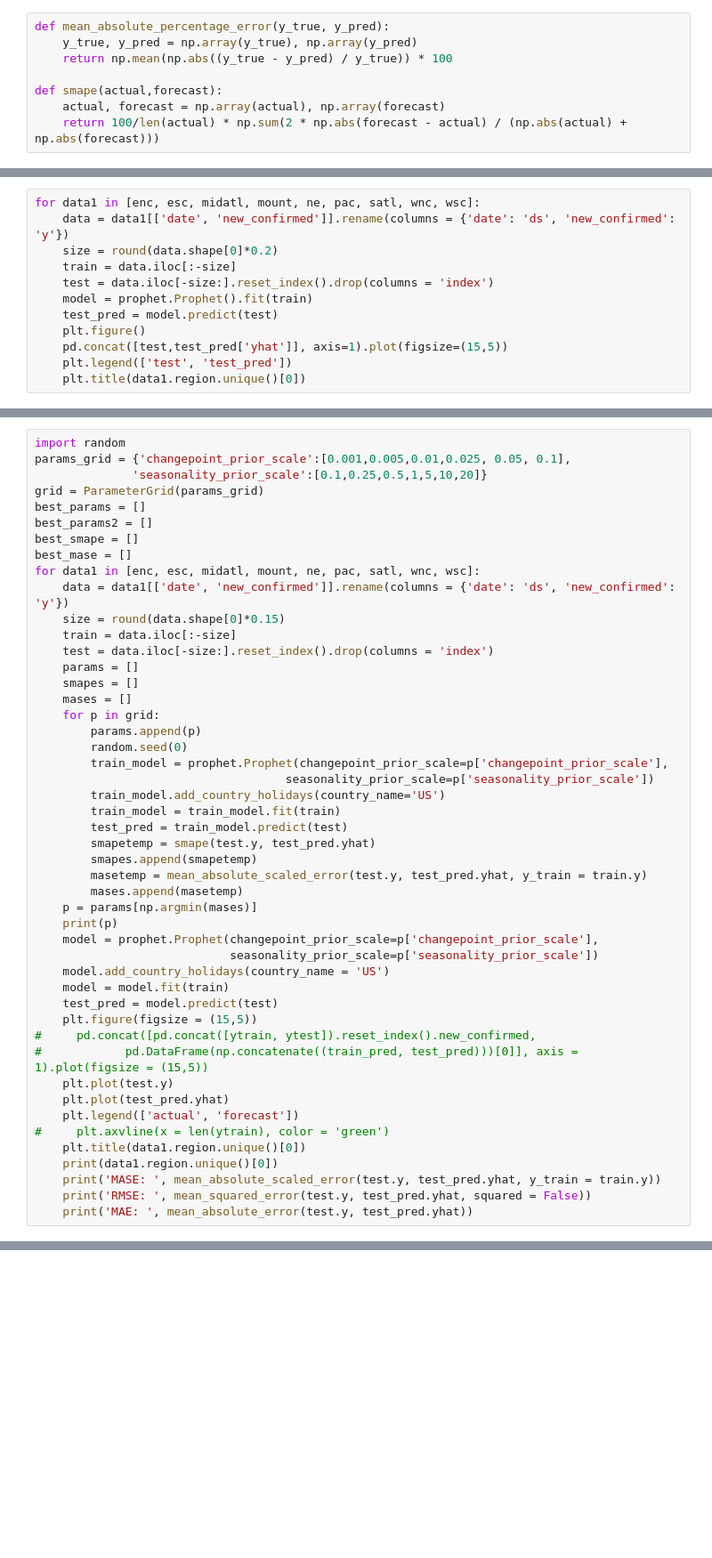
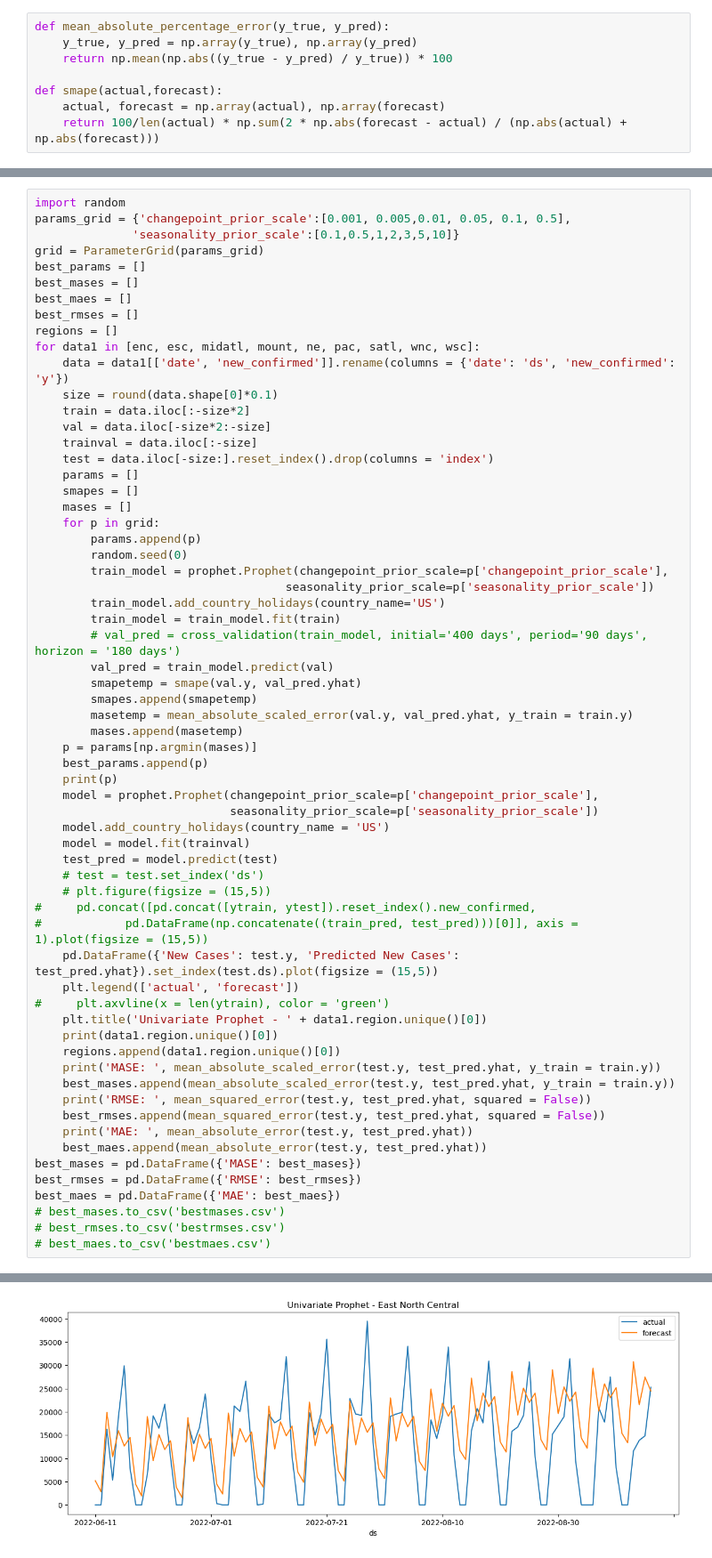
Before and after one commit to benmagevney/Stat390-Project, a Jupyter notebook: model_building_ryan/univariate_prophet.ipynb, the cells around one changed output, grey strips where cells are left out. Shown at 89% size. Saved outputs shown, nothing was run; the diff lists cells and outputs as text; blank space fills up the shorter version.

```diff
--- a/model_building_ryan/univariate_prophet.ipynb
+++ b/model_building_ryan/univariate_prophet.ipynb
@@ -91,12 +38,0 @@ pd.concat([test,test_pred['yhat']], axis=1)
-# %%
-for data1 in [enc, esc, midatl, mount, ne, pac, satl, wnc, wsc]:
-    data = data1[['date', 'new_confirmed']].rename(columns = {'date': 'ds', 'new_confirmed': 'y'})
-    size = round(data.shape[0]*0.2)
-    train = data.iloc[:-size]
-    test = data.iloc[-size:].reset_index().drop(columns = 'index')
-    model = prophet.Prophet().fit(train)
-    test_pred = model.predict(test)
-    plt.figure()
-    pd.concat([test,test_pred['yhat']], axis=1).plot(figsize=(15,5))
-    plt.legend(['test', 'test_pred'])
-    plt.title(data1.region.unique()[0])
@@ -155,16 +39,19 @@ train
 # %%
 import random
-params_grid = {'changepoint_prior_scale':[0.001,0.005,0.01,0.025, 0.05, 0.1],
-              'seasonality_prior_scale':[0.1,0.25,0.5,1,5,10,20]}
+params_grid = {'changepoint_prior_scale':[0.001, 0.005,0.01, 0.05, 0.1, 0.5],
+              'seasonality_prior_scale':[0.1,0.5,1,2,3,5,10]}
 grid = ParameterGrid(params_grid)
 best_params = []
-best_params2 = []
-best_smape = []
-best_mase = []
+best_mases = []
+best_maes = []
+best_rmses = []
+regions = []
 for data1 in [enc, esc, midatl, mount, ne, pac, satl, wnc, wsc]:
     data = data1[['date', 'new_confirmed']].rename(columns = {'date': 'ds', 'new_confirmed': 'y'})
-    size = round(data.shape[0]*0.15)
-    train = data.iloc[:-size]
+    size = round(data.shape[0]*0.1)
+    train = data.iloc[:-size*2]
+    val = data.iloc[-size*2:-size]
+    trainval = data.iloc[:-size]
     test = data.iloc[-size:].reset_index().drop(columns = 'index')
     params = []
     smapes = []
@@ -176,28 +63,40 @@ for data1 in [enc, esc, midatl, mount, ne, pac, satl, wnc, wsc]:
                                     seasonality_prior_scale=p['seasonality_prior_scale'])
         train_model.add_country_holidays(country_name='US')
         train_model = train_model.fit(train)
-        test_pred = train_model.predict(test)
-        smapetemp = smape(test.y, test_pred.yhat)
+        # val_pred = cross_validation(train_model, initial='400 days', period='90 days', horizon = '180 days')
+        val_pred = train_model.predict(val)
+        smapetemp = smape(val.y, val_pred.yhat)
         smapes.append(smapetemp)
-        masetemp = mean_absolute_scaled_error(test.y, test_pred.yhat, y_train = train.y)
+        masetemp = mean_absolute_scaled_error(val.y, val_pred.yhat, y_train = train.y)
         mases.append(masetemp)
     p = params[np.argmin(mases)]
+    best_params.append(p)
     print(p)
     model = prophet.Prophet(changepoint_prior_scale=p['changepoint_prior_scale'],
                             seasonality_prior_scale=p['seasonality_prior_scale'])
     model.add_country_holidays(country_name = 'US')
-    model = model.fit(train)
+    model = model.fit(trainval)
     test_pred = model.predict(test)
-    plt.figure(figsize = (15,5))
+    # test = test.set_index('ds')
+    # plt.figure(figsize = (15,5))
 #     pd.concat([pd.concat([ytrain, ytest]).reset_index().new_confirmed,
 #            pd.DataFrame(np.concatenate((train_pred, test_pred)))[0]], axis = 1).plot(figsize = (15,5))
-    plt.plot(test.y)
-    plt.plot(test_pred.yhat)
+    pd.DataFrame({'New Cases': test.y, 'Predicted New Cases': test_pred.yhat}).set_index(test.ds).plot(figsize = (15,5))
     plt.legend(['actual', 'forecast'])
 #     plt.axvline(x = len(ytrain), color = 'green')
-    plt.title(data1.region.unique()[0])
+    plt.title('Univariate Prophet - ' + data1.region.unique()[0])
     print(data1.region.unique()[0])
+    regions.append(data1.region.unique()[0])
     print('MASE: ', mean_absolute_scaled_error(test.y, test_pred.yhat, y_train = train.y))
+    best_mases.append(mean_absolute_scaled_error(test.y, test_pred.yhat, y_train = train.y))
     print('RMSE: ', mean_squared_error(test.y, test_pred.yhat, squared = False))
+    best_rmses.append(mean_squared_error(test.y, test_pred.yhat, squared = False))
     print('MAE: ', mean_absolute_error(test.y, test_pred.yhat))
+    best_maes.append(mean_absolute_error(test.y, test_pred.yhat))
+best_mases = pd.DataFrame({'MASE': best_mases})
+best_rmses = pd.DataFrame({'RMSE': best_rmses})
+best_maes = pd.DataFrame({'MAE': best_maes})
+# best_mases.to_csv('bestmases.csv')
+# best_rmses.to_csv('bestrmses.csv')
+# best_maes.to_csv('bestmaes.csv')
 # %% [output]
@@ -336,0 +120 @@ MAE:  13137.564857413976
+[figure, added]
```
Also changed, not shown: parts of 11 cells of this notebook, 4 other files.
